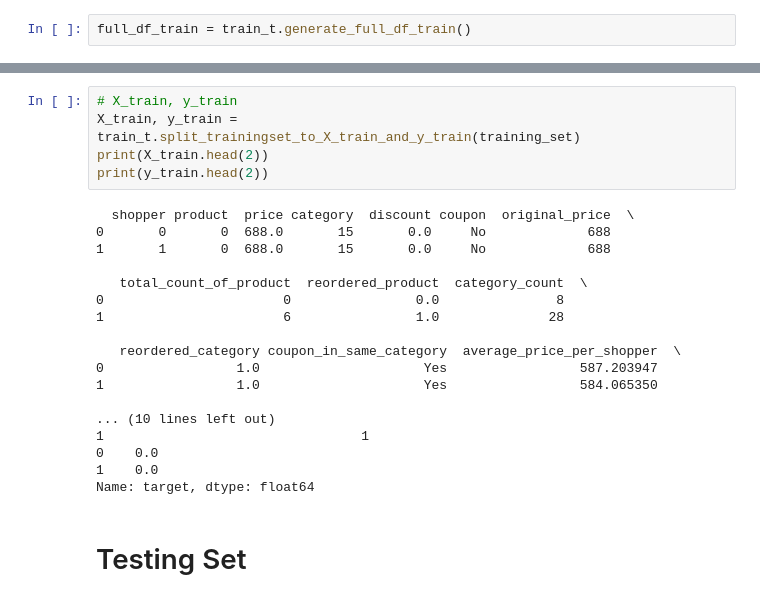
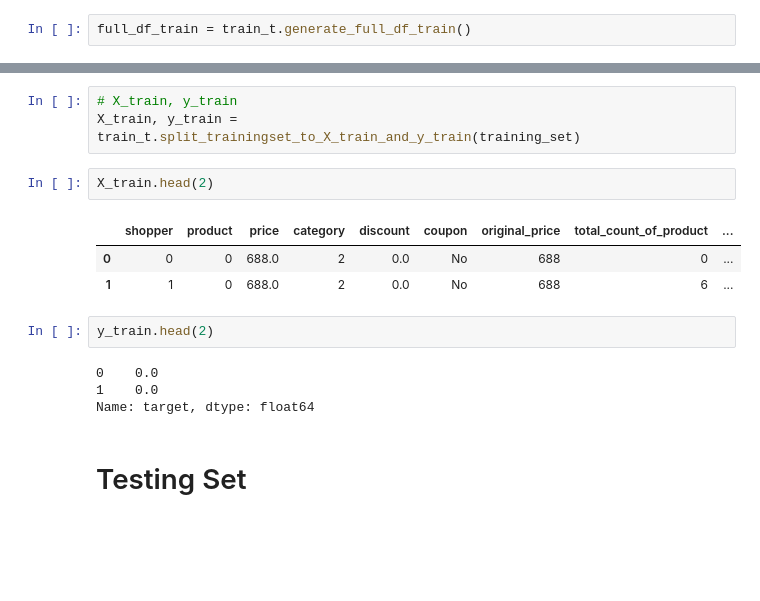
Before and after one commit to uhdang/mlim_group_3_final_assignment, a Jupyter notebook: project/main.ipynb, the cells around one changed output, grey strips where cells are left out. Saved outputs shown, nothing was run; the diff lists cells and outputs as text; blank space fills up the shorter version.

```diff
--- a/project/main.ipynb
+++ b/project/main.ipynb
@@ -174,26 +167,18 @@ print(training_set.head(2))
 # %%
 # X_train, y_train
 X_train, y_train = train_t.split_trainingset_to_X_train_and_y_train(training_set)
-print(X_train.head(2))
-print(y_train.head(2))
-# %% [output]
-  shopper product  price category  discount coupon  original_price  \
-0       0       0  688.0       15       0.0     No             688
-1       1       0  688.0       15       0.0     No             688
-
-   total_count_of_product  reordered_product  category_count  \
-0                       0                0.0               8
-1                       6                1.0              28
-
-   reordered_category coupon_in_same_category  average_price_per_shopper  \
-0                 1.0                     Yes                 587.203947
-1                 1.0                     Yes                 584.065350
-
-... (10 lines left out)
-1                                 1
-0    0.0
-1    0.0
-Name: target, dtype: float64
+# %%
+X_train.head(2)
+# %% [output]
+|  | shopper | product | price | category | discount | coupon | original_price | total_count_of_product | ... |
+| 0 | 0 | 0 | 688.0 | 2 | 0.0 | No | 688 | 0 | ... |
+| 1 | 1 | 0 | 688.0 | 2 | 0.0 | No | 688 | 6 | ... |
+# %%
+y_train.head(2)
+# %% [output]
+0    0.0
+1    0.0
+Name: target, dtype: float64
 # %% [markdown]
 # Testing Set
 # %%
```
Also changed, not shown: parts of 23 cells of this notebook, 2 other files.
